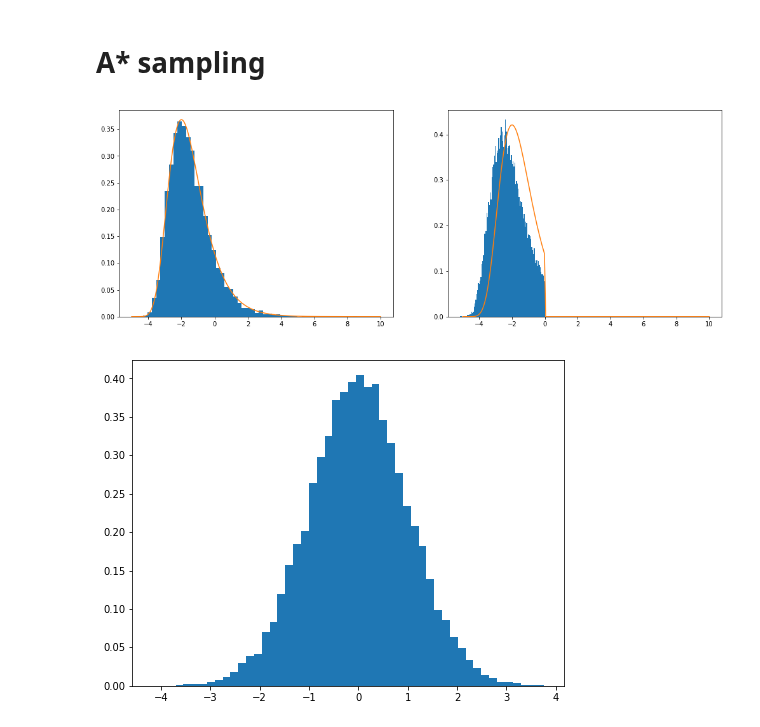
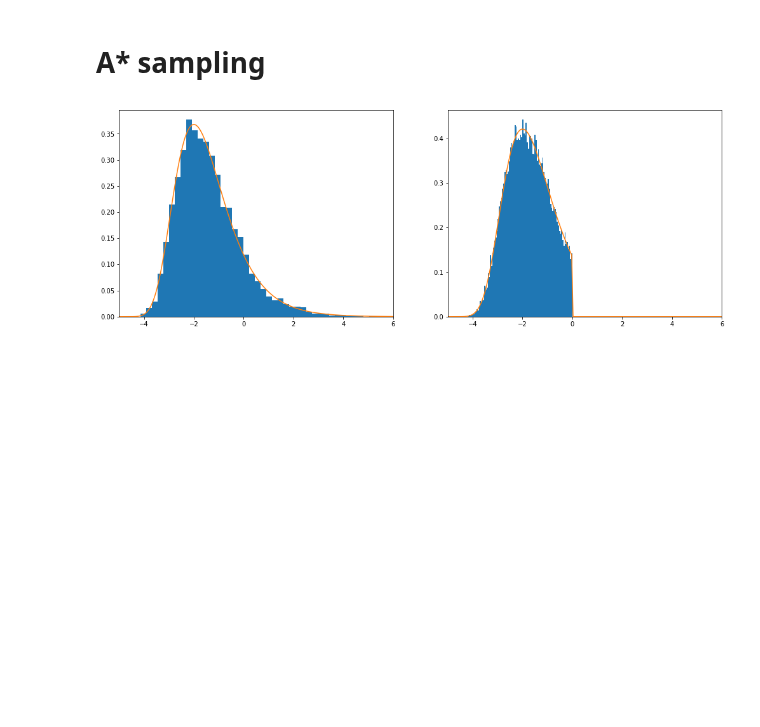
Before and after one commit to gergely-flamich/miracle-compression, a Jupyter notebook: code/A-star-sampling.ipynb, the cells around one changed output. Drawn from its saved outputs; the diff is of its cells as text; code cells hidden in the pictures; blank space fills up the shorter version.

```diff
--- a/code/A-star-sampling.ipynb
+++ b/code/A-star-sampling.ipynb
@@ -108,41 +108,34 @@ def trunc_gumbel_pdf(x, trunc, loc=0.):
 
 def trunc_gumbel_cdf(x, trunc, loc=0.):
 
-    z = -(x - loc)
-    trunc_z = -(np.minimum(x, trunc) - loc)
+    z = -(np.minimum(x, trunc) - loc)
 
-    return np.exp(-np.exp(trunc_z) + np.exp(z))
+    return np.exp(-np.exp(z) + np.exp(-trunc + loc))
 
 def trunc_gumbel_inv_cdf(x, trunc, loc=0.):
 
-    mean = loc - np.euler_gamma
-
-    return -np.log(np.exp(-trunc + mean) - np.log(x)) + mean
+    return -np.log(np.exp(-trunc + loc) - np.log(x)) + loc
 
 def trunc_gumbel_sample(trunc, loc=0., size=None):
 
     u = np.random.uniform(size=size)
     return trunc_gumbel_inv_cdf(u, trunc=trunc, loc=loc)
 # %%
-xs = np.linspace(-5, 10, 200)
+xs = np.linspace(-5, 6, 200)
 
 plt.figure(figsize=(17,6))
 plt.subplot(121)
 plt.hist(gumbel_sample(size=10000, loc=-2.), bins=50, density=True)
 plt.plot(xs, gumbel_pdf(xs, loc=-2.))
+plt.xlim([-5, 6])
 
 plt.subplot(122)
 plt.hist(trunc_gumbel_sample(trunc=0., loc=-2., size=30000), bins=100, density=True)
 plt.plot(xs, trunc_gumbel_pdf(xs, trunc=0., loc=-2.))
+plt.xlim([-5, 6])
 plt.show()
-
-plt.figure(figsize=(17, 6))
-plt.subplot(121)
-plt.hist(truncnorm.ppf(np.random.uniform(size=30000), -np.inf, np.inf), bins=50, density=True)
-plt.show()
 # %% [output]
-[figure, old version]
+[figure, new version]
-[figure, removed]
 # %%
 # =================================================================================
 # A* sampling
```
Also changed, not shown: parts of 6 cells of this notebook.
